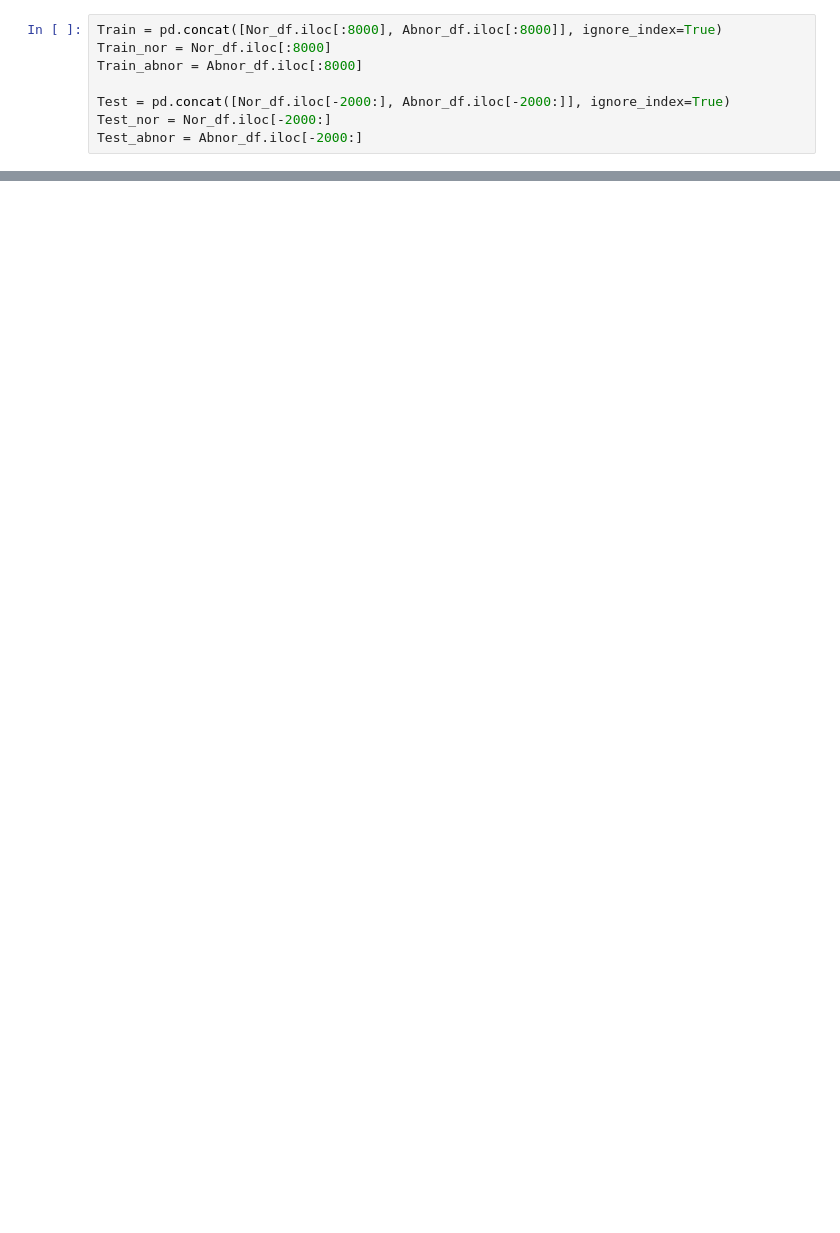
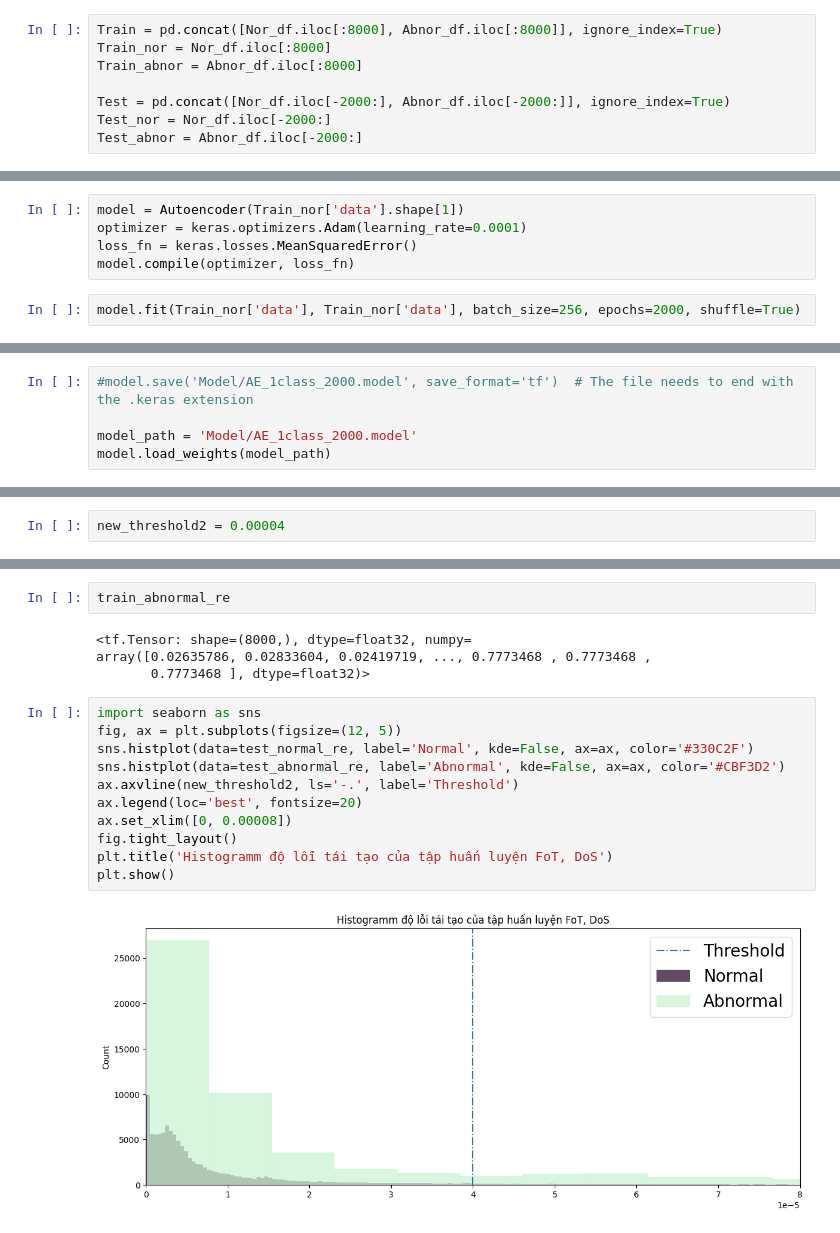
Before and after one commit to DoHaiSon/DAE-MLP, a Jupyter notebook: AE.ipynb, the cells around one changed output, grey strips where cells are left out. Saved outputs shown, nothing was run; the diff lists cells and outputs as text; blank space fills up the shorter version.

```diff
--- a/AE.ipynb
+++ b/AE.ipynb
@@ -244,0 +287,7 @@ plt.show()
+# %%
+model = Autoencoder(Train_nor['data'].shape[1])
+optimizer = keras.optimizers.Adam(learning_rate=0.0001)
+loss_fn = keras.losses.MeanSquaredError()
+model.compile(optimizer, loss_fn)
+# %%
+model.fit(Train_nor['data'], Train_nor['data'], batch_size=256, epochs=2000, shuffle=True)
@@ -244,0 +313,5 @@ plt.show()
+# %%
+#model.save('Model/AE_1class_2000.model', save_format='tf')  # The file needs to end with the .keras extension
+
+model_path = 'Model/AE_1class_2000.model'
+model.load_weights(model_path)
@@ -244,0 +358,2 @@ plt.show()
+# %%
+new_threshold2 = 0.00004
@@ -244,0 +485,19 @@ plt.show()
+# %%
+train_abnormal_re
+# %% [output]
+<tf.Tensor: shape=(8000,), dtype=float32, numpy=
+array([0.02635786, 0.02833604, 0.02419719, ..., 0.7773468 , 0.7773468 ,
+       0.7773468 ], dtype=float32)>
+# %%
+import seaborn as sns
+fig, ax = plt.subplots(figsize=(12, 5))
+sns.histplot(data=test_normal_re, label='Normal', kde=False, ax=ax, color='#330C2F')
+sns.histplot(data=test_abnormal_re, label='Abnormal', kde=False, ax=ax, color='#CBF3D2')
+ax.axvline(new_threshold2, ls='-.', label='Threshold')
+ax.legend(loc='best', fontsize=20)
+ax.set_xlim([0, 0.00008])
+fig.tight_layout()
+plt.title('Histogramm độ lỗi tái tạo của tập huấn luyện FoT, DoS')
+plt.show()
+# %% [output]
+[figure, added]
```
Also changed, not shown: parts of 73 cells of this notebook, 20 other files.
